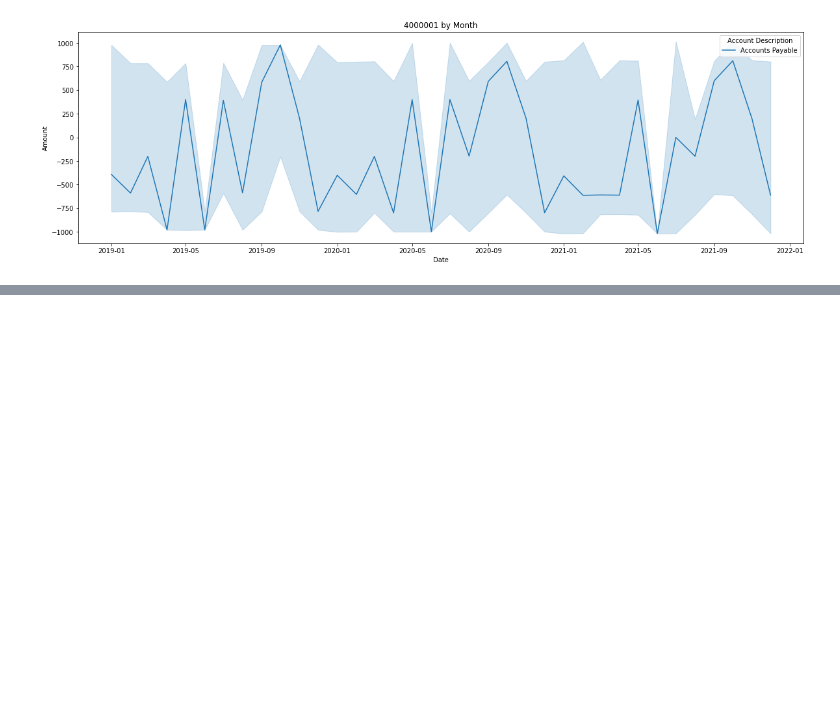
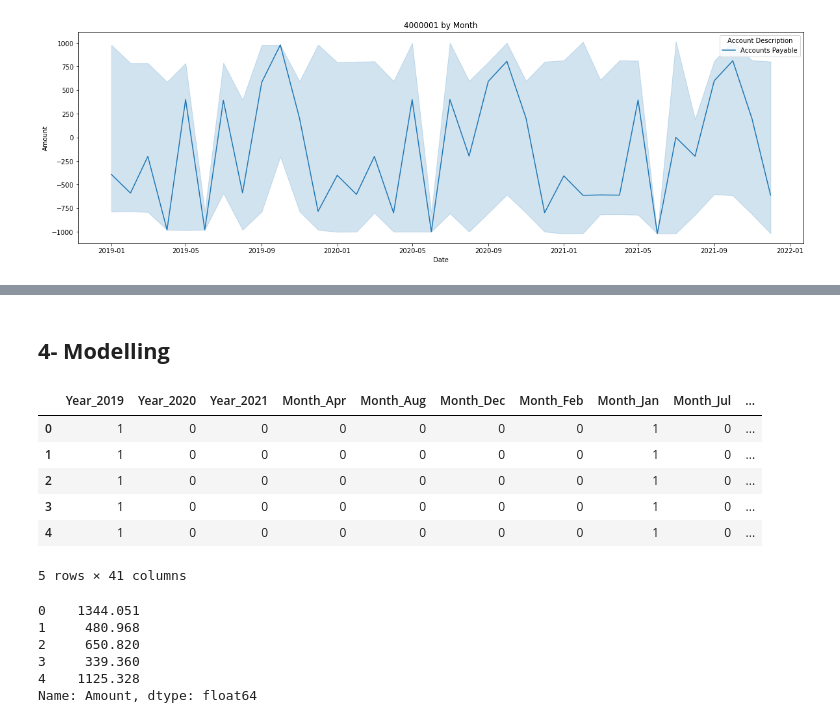
Before and after one commit to Ali3911/End-To-End-ML-Regression-Project, a Jupyter notebook: 01-EDA.ipynb, the cells around one changed output, grey strips where cells are left out. Drawn from its saved outputs; the diff is of its cells as text; code cells hidden in the pictures; blank space fills up the shorter version.

Commit message:
Modelling

```diff
--- a/01-EDA.ipynb
+++ b/01-EDA.ipynb
@@ -503,0 +642,25 @@ for account in df['Account'].unique():
+# %% [markdown]
+## **4- Modelling**
+# %%
+# Separating our features and targets
+X = df.drop('Amount', axis = 1)
+y = df['Amount']
+# %%
+X.head()
+# %% [output]
+|  | Year_2019 | Year_2020 | Year_2021 | Month_Apr | Month_Aug | Month_Dec | Month_Feb | Month_Jan | Month_Jul | ... |
+| 0 | 1 | 0 | 0 | 0 | 0 | 0 | 0 | 1 | 0 | ... |
+| 1 | 1 | 0 | 0 | 0 | 0 | 0 | 0 | 1 | 0 | ... |
+| 2 | 1 | 0 | 0 | 0 | 0 | 0 | 0 | 1 | 0 | ... |
+| 3 | 1 | 0 | 0 | 0 | 0 | 0 | 0 | 1 | 0 | ... |
+| 4 | 1 | 0 | 0 | 0 | 0 | 0 | 0 | 1 | 0 | ... |
+5 rows × 41 columns
+# %%
+y.head()
+# %% [output]
+0    1344.051
+1     480.968
+2     650.820
+3     339.360
+4    1125.328
+Name: Amount, dtype: float64
```
Also changed, not shown: parts of 18 cells of this notebook.
